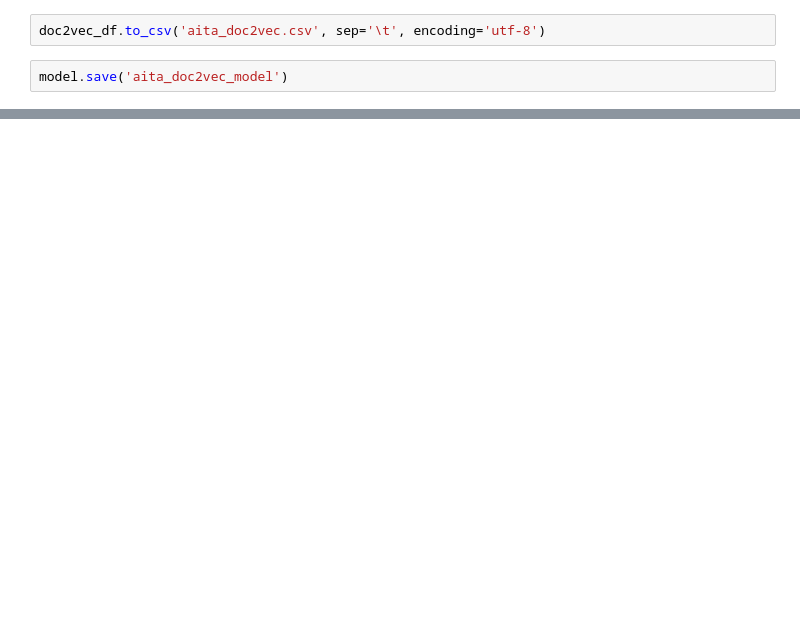
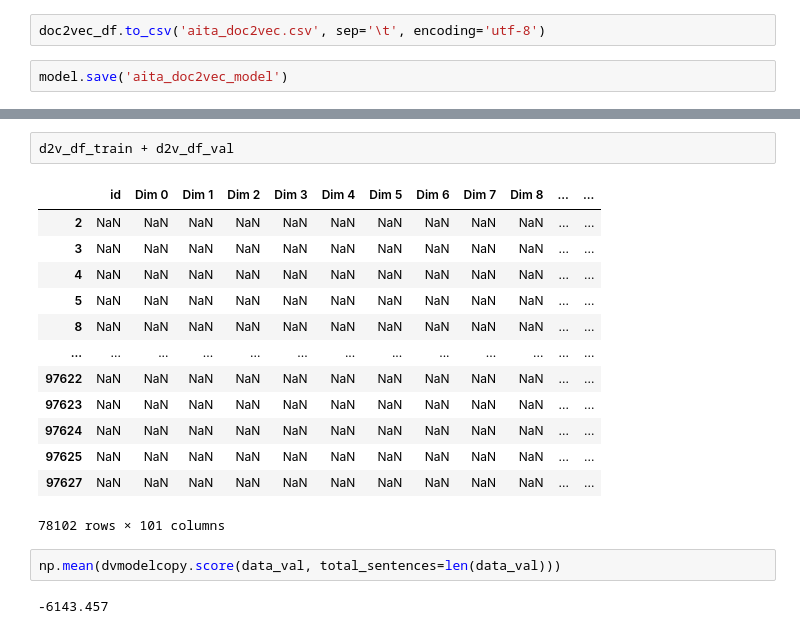
Before and after one commit to RaefM/eecs448-mde, a Jupyter notebook: doc2vec/doc2vec.ipynb, the cells around one changed output, grey strips where cells are left out. Cells and saved outputs as stored; diff of their text form; blank space fills up the shorter version.

```diff
--- a/doc2vec/doc2vec.ipynb
+++ b/doc2vec/doc2vec.ipynb
@@ -47,0 +133,20 @@ model.save('aita_doc2vec_model')
+# %%
+d2v_df_train + d2v_df_val
+# %% [output]
+|  | id | Dim 0 | Dim 1 | Dim 2 | Dim 3 | Dim 4 | Dim 5 | Dim 6 | Dim 7 | Dim 8 | ... | ... |
+| 2 | NaN | NaN | NaN | NaN | NaN | NaN | NaN | NaN | NaN | NaN | ... | ... |
+| 3 | NaN | NaN | NaN | NaN | NaN | NaN | NaN | NaN | NaN | NaN | ... | ... |
+| 4 | NaN | NaN | NaN | NaN | NaN | NaN | NaN | NaN | NaN | NaN | ... | ... |
+| 5 | NaN | NaN | NaN | NaN | NaN | NaN | NaN | NaN | NaN | NaN | ... | ... |
+| 8 | NaN | NaN | NaN | NaN | NaN | NaN | NaN | NaN | NaN | NaN | ... | ... |
+| ... | ... | ... | ... | ... | ... | ... | ... | ... | ... | ... | ... | ... |
+| 97622 | NaN | NaN | NaN | NaN | NaN | NaN | NaN | NaN | NaN | NaN | ... | ... |
+| 97623 | NaN | NaN | NaN | NaN | NaN | NaN | NaN | NaN | NaN | NaN | ... | ... |
+| 97624 | NaN | NaN | NaN | NaN | NaN | NaN | NaN | NaN | NaN | NaN | ... | ... |
+| 97625 | NaN | NaN | NaN | NaN | NaN | NaN | NaN | NaN | NaN | NaN | ... | ... |
+| 97627 | NaN | NaN | NaN | NaN | NaN | NaN | NaN | NaN | NaN | NaN | ... | ... |
+78102 rows × 101 columns
+# %%
+np.mean(dvmodelcopy.score(data_val, total_sentences=len(data_val)))
+# %% [output]
+-6143.457
```
Also changed, not shown: parts of 14 cells of this notebook, 2 other files.
